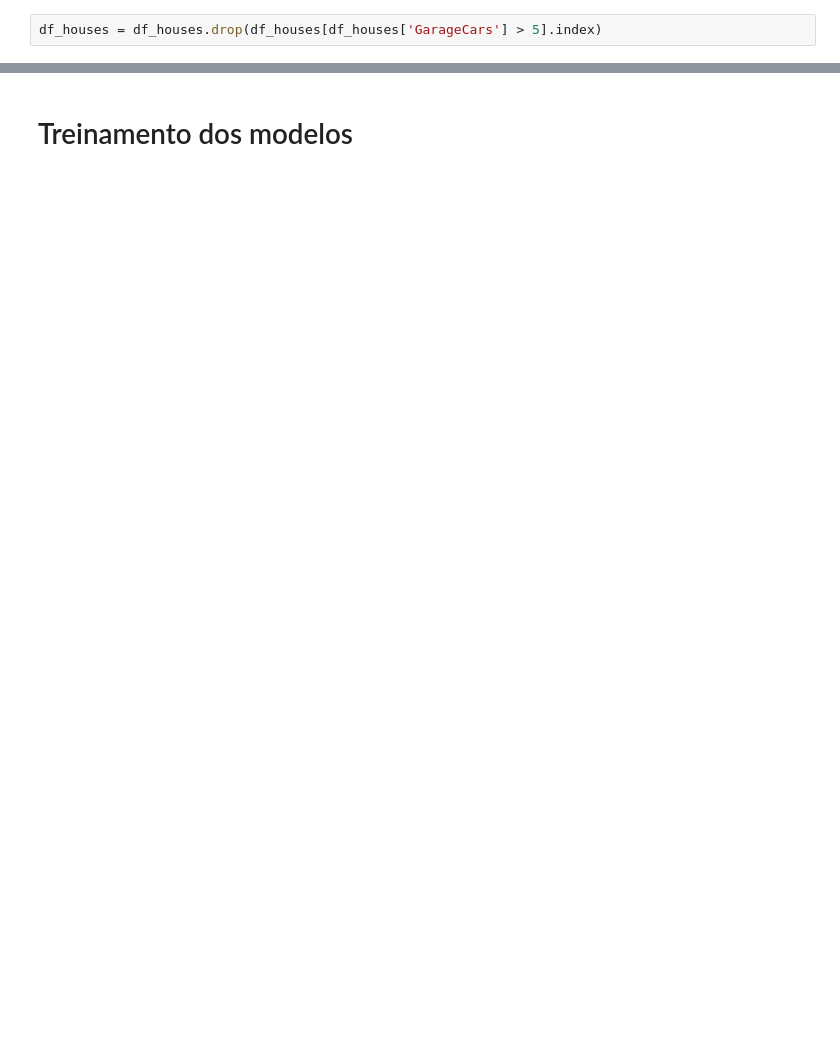
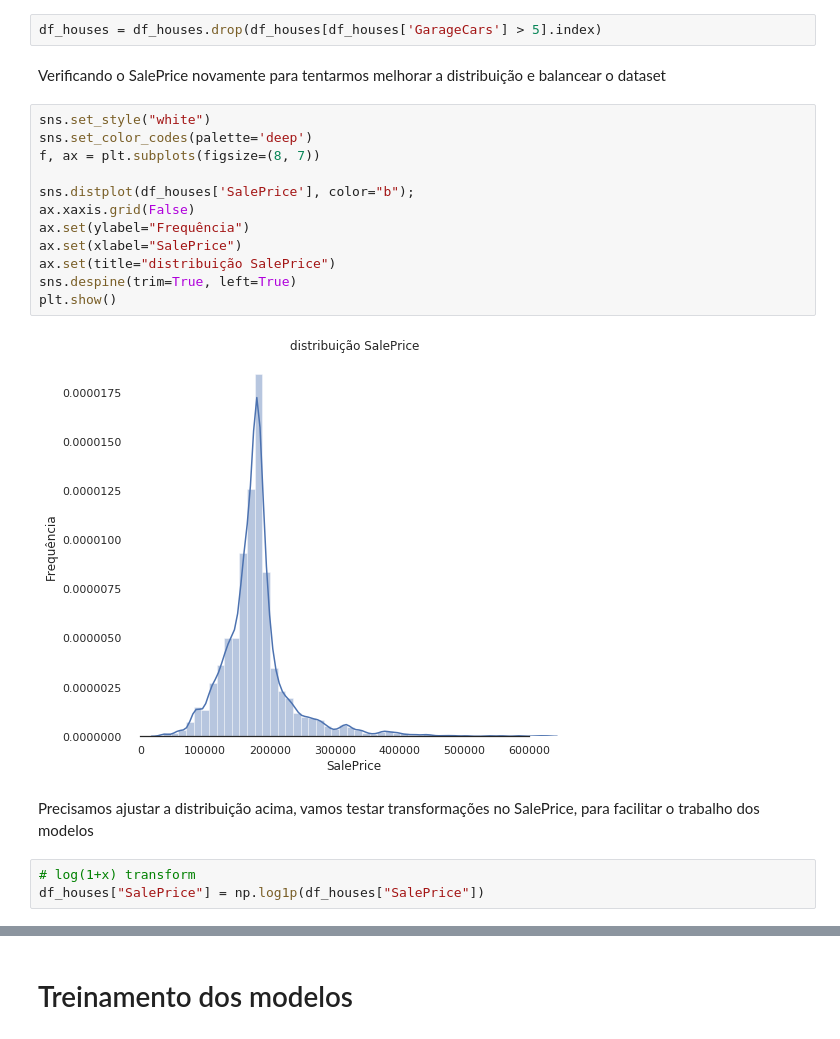
Before and after one commit to acresende/house-price-prediction, a Jupyter notebook: research/house-price-prediction.ipynb, the cells around one changed output, grey strips where cells are left out. Drawn from its saved outputs; the diff is of its cells as text; blank space fills up the shorter version.

```diff
--- a/research/house-price-prediction.ipynb
+++ b/research/house-price-prediction.ipynb
@@ -336,2 +340,23 @@ data.plot.scatter(x=var, y='SalePrice', ylim=(0,800000));
 # %%
 df_houses = df_houses.drop(df_houses[df_houses['GarageCars'] > 5].index)
+# %% [markdown]
+Verificando o SalePrice novamente para tentarmos melhorar a distribuição e balancear o dataset
+# %%
+sns.set_style("white")
+sns.set_color_codes(palette='deep')
+f, ax = plt.subplots(figsize=(8, 7))
+
+sns.distplot(df_houses['SalePrice'], color="b");
+ax.xaxis.grid(False)
+ax.set(ylabel="Frequência")
+ax.set(xlabel="SalePrice")
+ax.set(title="distribuição SalePrice")
+sns.despine(trim=True, left=True)
+plt.show()
+# %% [output]
+[figure, added]
+# %% [markdown]
+Precisamos ajustar a distribuição acima, vamos testar transformações no SalePrice, para facilitar o trabalho dos modelos
+# %%
+# log(1+x) transform
+df_houses["SalePrice"] = np.log1p(df_houses["SalePrice"])
```
Also changed, not shown: parts of 38 cells of this notebook.
